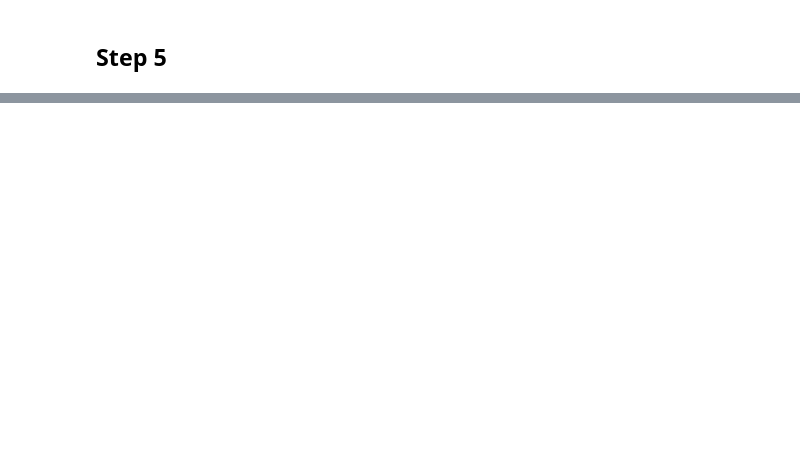
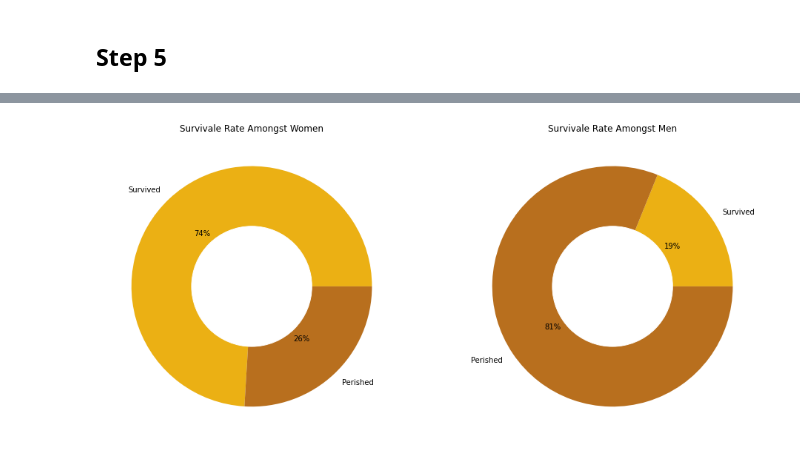
Before and after one commit to woodstockwins/1213-iris, a Jupyter notebook: labs/2.01-lab-pandas-titanic-master/titanic-starter-gene.ipynb, the cells around one changed output, grey strips where cells are left out. Cells and saved outputs as stored; diff of their text form; code cells hidden in the pictures; blank space fills up the shorter version.

```diff
--- a/labs/2.01-lab-pandas-titanic-master/titanic-starter-gene.ipynb
+++ b/labs/2.01-lab-pandas-titanic-master/titanic-starter-gene.ipynb
@@ -329,0 +330,38 @@ plt.tight_layout()
+# %%
+# Survival rate by gender
+females = [df.groupby(by="Sex").mean()['Survived'][0], (1-df.groupby(by="Sex").mean()['Survived'][0])]
+males = [df.groupby(by="Sex").mean()['Survived'][1], (1-df.groupby(by="Sex").mean()['Survived'][1])]
+
+color_survive = {
+    'survived': "#EBB014",
+    'perished': "#B86F1E"
+}
+names = ["Survived", "Perished"]
+
+plt.figure(figsize=(16, 8))
+plt.rcParams['figure.facecolor'] = "white"
+plt.rcParams['axes.facecolor'] = "white"
+# Fig 1 - Women
+ax1 = plt.subplot(1, 2, 1) # number of rows by number of columns by which individual plot to reference
+ax1.pie(x=females, labels=names, colors=[color_survive['survived'], color_survive['perished']], autopct='%1.0f%%')
+ax1.set_facecolor("white")
+ax1.set_title("Survivale Rate Amongst Women")
+# add a circle at the center to transform it in a donut chart
+my_circle=plt.Circle((0,0), 0.5, color='white')
+p=plt.gcf()
+p.gca().add_artist(my_circle)
+
+# Fig 2 - Men
+ax2 = plt.subplot(1, 2, 2) # number of rows by number of columns by which individual plot to reference
+ax2.pie(x=males, labels=names, colors=[color_survive['survived'], color_survive['perished']], autopct='%1.0f%%')
+ax2.set_facecolor("white")
+ax2.set_title("Survivale Rate Amongst Men")
+# add a circle at the center to transform it in a donut chart
+my_circle=plt.Circle((0,0), 0.5, color='white')
+p=plt.gcf()
+p.gca().add_artist(my_circle);
+
+# Pies & circles Adapted from Source: https://www.python-graph-gallery.com/donut-plot/
+# Percent labels adapted from Source: https://stackoverflow.com/a/21580755
+# %% [output]
+[figure, added]
```
Also changed, not shown: parts of 13 cells of this notebook.
